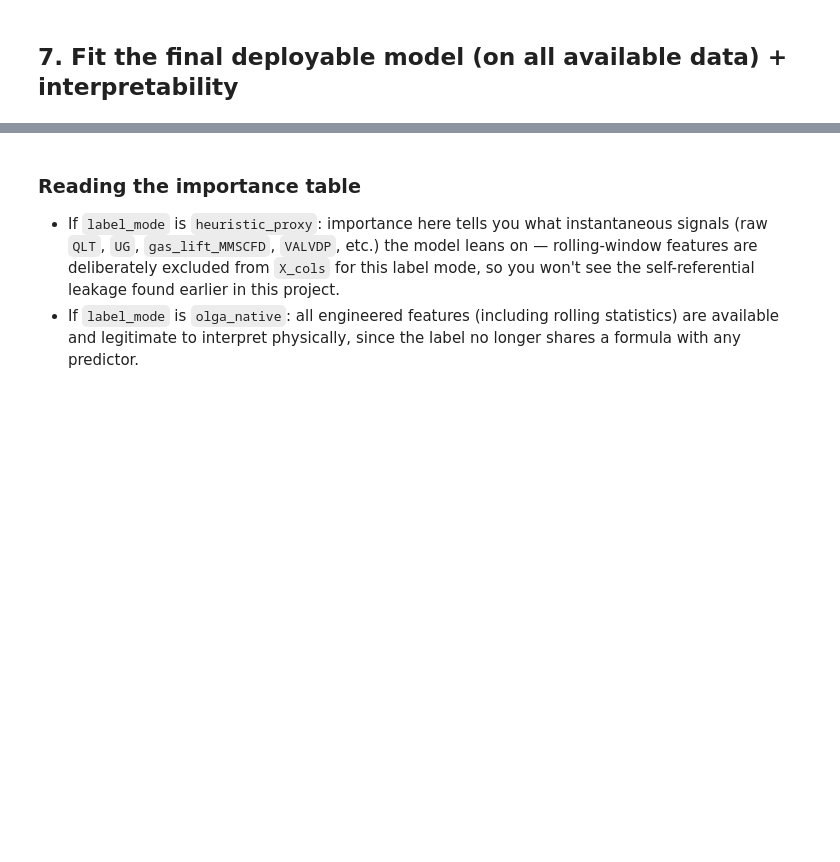
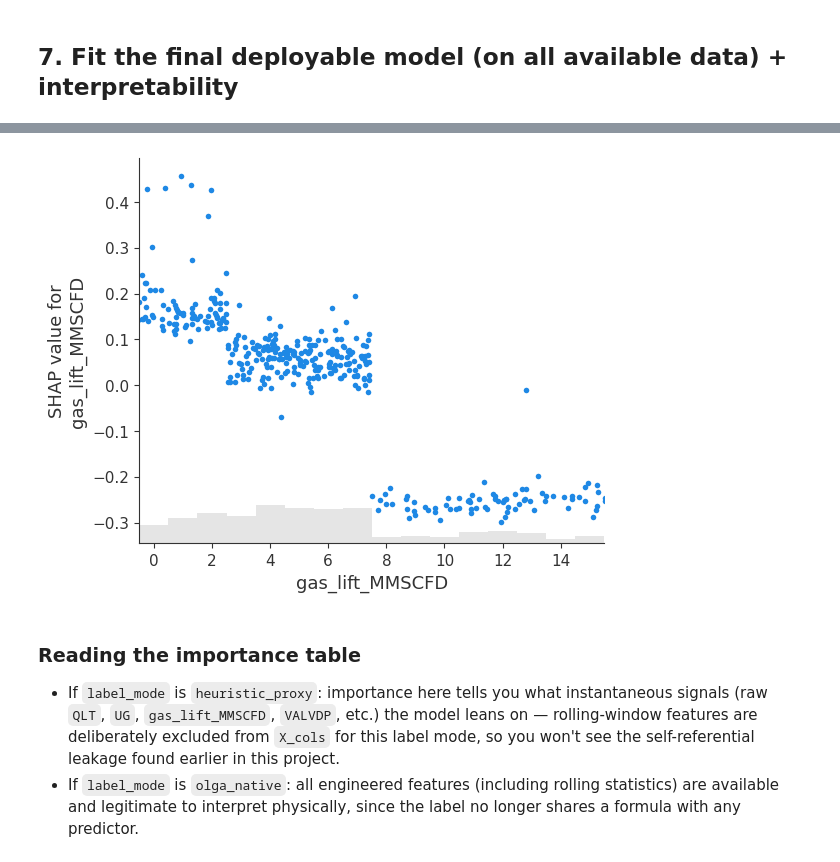
Before and after one commit to rubyoadu-source/Slugging-XAI, a Jupyter notebook: Slugging_ML_Pipeline.ipynb, the cells around one changed output, grey strips where cells are left out. Drawn from its saved outputs; the diff is of its cells as text; code cells hidden in the pictures; blank space fills up the shorter version.

```diff
--- a/Slugging_ML_Pipeline.ipynb
+++ b/Slugging_ML_Pipeline.ipynb
@@ -728,3 +975,7 @@ save_model(final_model, X_cols, label_mode, path='slugging_model.joblib')
+# %%
+shap.plots.scatter(expl[:, 'gas_lift_MMSCFD', sev])
+# %% [output]
+[figure, added]
 # %% [markdown]
 ### Reading the importance table
 
```
Also changed, not shown: parts of 22 cells of this notebook.
